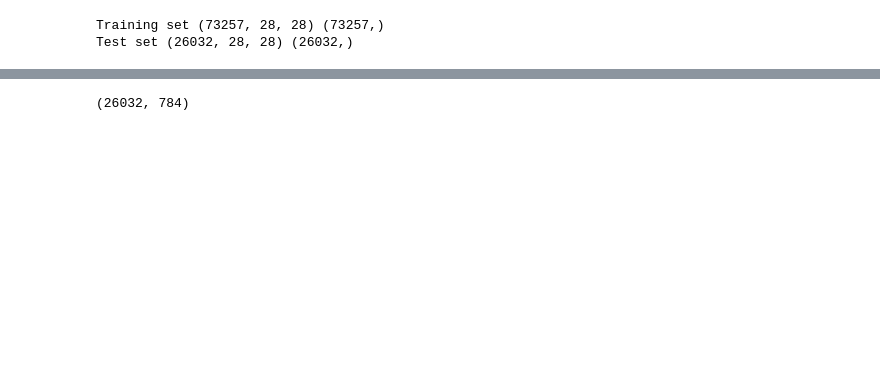
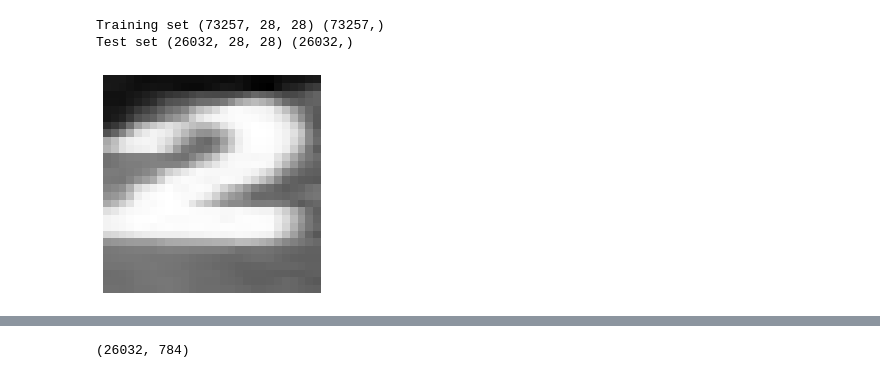
Before and after one commit to daRoyalCacti/Stat3007-Project, a Jupyter notebook: TL_rf.ipynb, the cells around one changed output, grey strips where cells are left out. Drawn from its saved outputs; the diff is of its cells as text; code cells hidden in the pictures; blank space fills up the shorter version.

```diff
--- a/TL_rf.ipynb
+++ b/TL_rf.ipynb
@@ -132,3 +137,14 @@ print('Test set', x_test.shape, y_test.shape)
 # %% [output]
 Training set (73257, 28, 28) (73257,)
 Test set (26032, 28, 28) (26032,)
+# %%
+import torch
+import torch.nn as nn
+import torch.utils.data as Data
+import torchvision
+import matplotlib.pyplot as plt
+plt.imshow(x_train[2],cmap='gray')
+plt.axis('off')
+plt.savefig('fig1_stat3007_talk.png')
+# %% [output]
+[figure, added]
```
Also changed, not shown: parts of 8 cells of this notebook.
